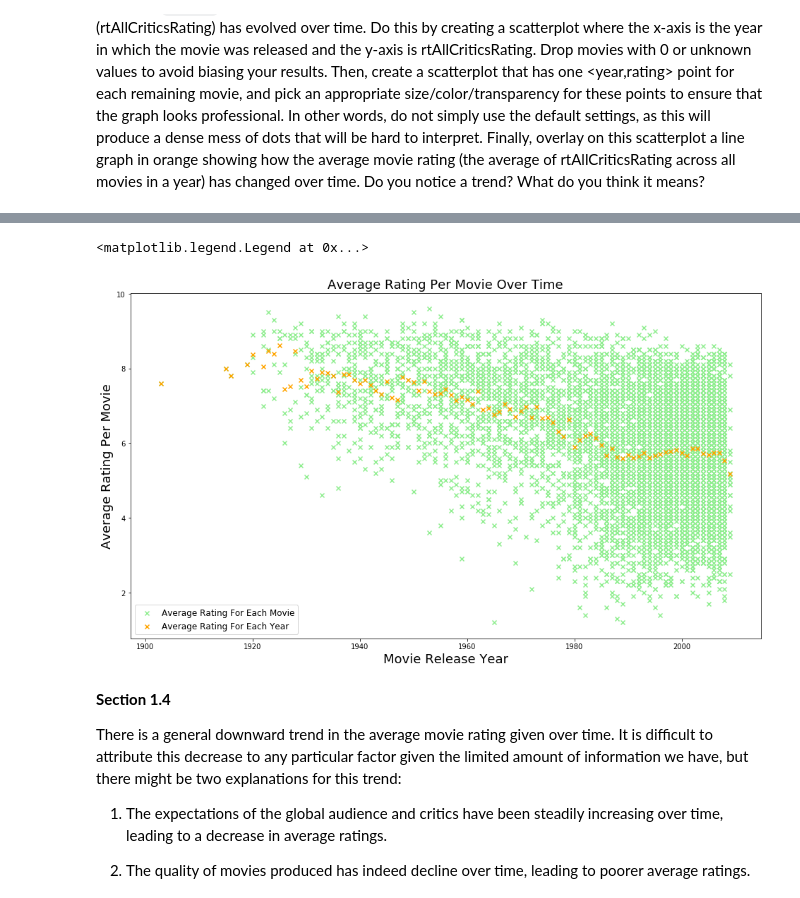
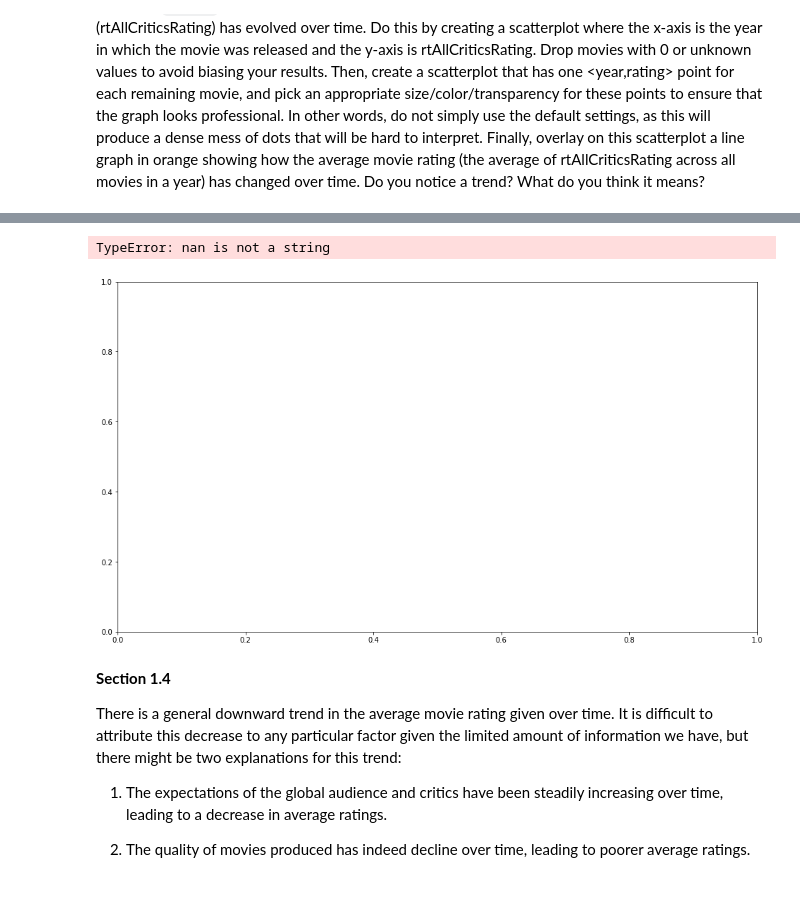
Before and after one commit to codebotx/Movie-rating-prediction, a Jupyter notebook: Movie Rating Prediction Using Naive Bayes.ipynb, the cells around one changed output, grey strips where cells are left out. Saved outputs shown, nothing was run; the diff lists cells and outputs as text; code cells hidden in the pictures.

```diff
--- a/Movie Rating Prediction Using Naive Bayes.ipynb
+++ b/Movie Rating Prediction Using Naive Bayes.ipynb
@@ -133,19 +143,19 @@ Using the `movies` dataset, create a plot that shows how the average rating per
 # %%
 pd.options.mode.chained_assignment = None
-cleanMovies = movies[~((movies.rtAllCriticsRating == '0') | (movies.rtAllCriticsRating == '\\N'))]
-cleanMovies.loc[:,"rtAllCriticsRating"] = pd.to_numeric(cleanMovies['rtAllCriticsRating'])
-avgAllMovies = cleanMovies.groupby('year').mean().rtAllCriticsRating
+cleanMovies = movies[~((movies.tomatometer_rating == '0') | (movies.tomatometer_rating == '\\N'))]
+cleanMovies.loc[:,"tomatometer_rating"] = pd.to_numeric(cleanMovies['tomatometer_rating'])
+avgAllMovies = cleanMovies.groupby('original_release_date').mean().tomatometer_rating
 # %%
 fig, ax = plt.subplots(figsize = (16,9))
-plt.scatter(cleanMovies['year'],cleanMovies['rtAllCriticsRating'], marker = 'x', c = 'lightgreen')
+plt.scatter(cleanMovies['original_release_date'],cleanMovies['tomatometer_rating'], marker = 'x', c = 'lightgreen')
 plt.scatter(avgAllMovies.index, avgAllMovies, marker = 'x', c = 'orange')
 ax.set_xlabel('Movie Release Year', fontsize = 18)
 ax.set_ylabel('Average Rating Per Movie', fontsize = 18)
 ax.set_title('Average Rating Per Movie Over Time', fontsize = 18)
 ax.legend(['Average Rating For Each Movie','Average Rating For Each Year'], fontsize = 12)
 # %% [output]
-<matplotlib.legend.Legend at 0x...>
+TypeError: nan is not a string
-[figure, old version]
+[figure, new version]
 # %% [markdown]
 **Section 1.4**
 
```
Also changed, not shown: parts of 3 cells of this notebook.
